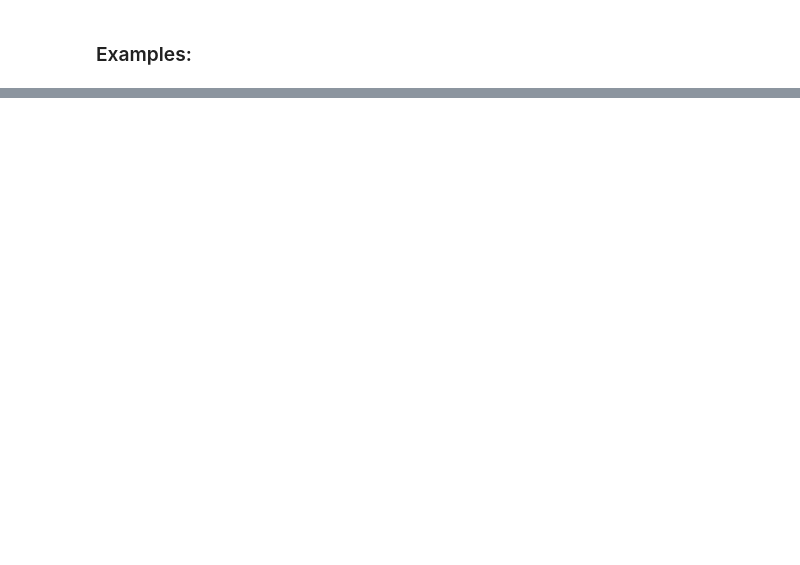
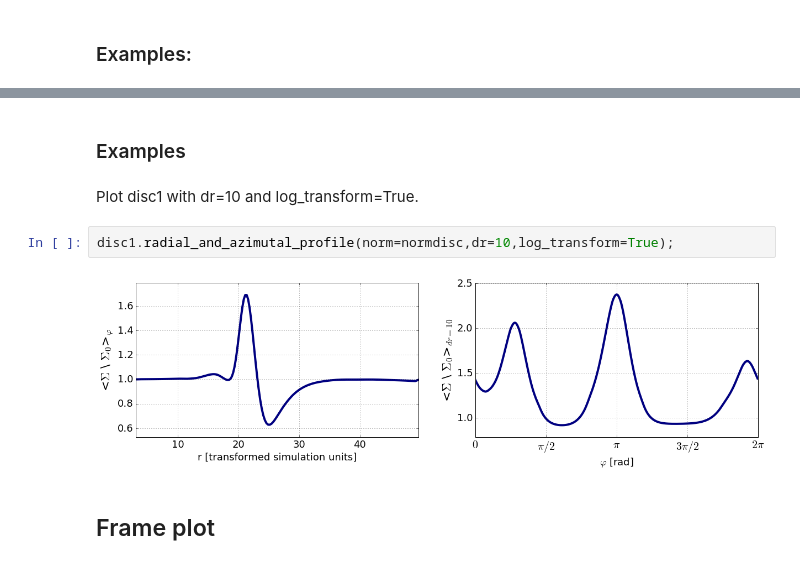
Before and after one commit to rstofi/protoplanetary_disk_imaging, a Jupyter notebook: disc_imaging.ipynb, the cells around one changed output, grey strips where cells are left out. Drawn from its saved outputs; the diff is of its cells as text; blank space fills up the shorter version.

```diff
--- a/disc_imaging.ipynb
+++ b/disc_imaging.ipynb
@@ -89,0 +149,10 @@ disc2.polar_plot(output='polar_example_plot.pdf',g=1,norm=normdisc);
+# %% [markdown]
+### Examples
+# %% [markdown]
+Plot disc1 with dr=10 and log_transform=True.
+# %%
+disc1.radial_and_azimutal_profile(norm=normdisc,dr=10,log_transform=True);
+# %% [output]
+[figure, added]
+# %% [markdown]
+## Frame plot
```
Also changed, not shown: parts of 29 cells of this notebook, 2 other files.
